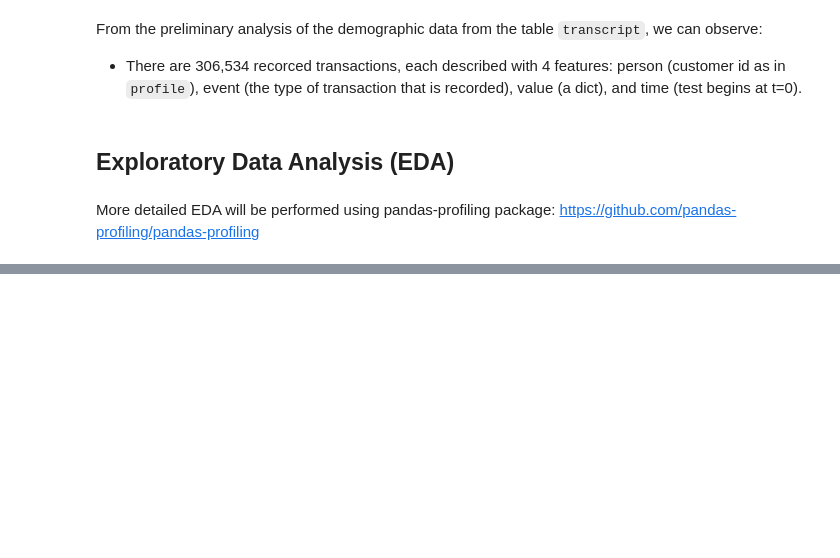
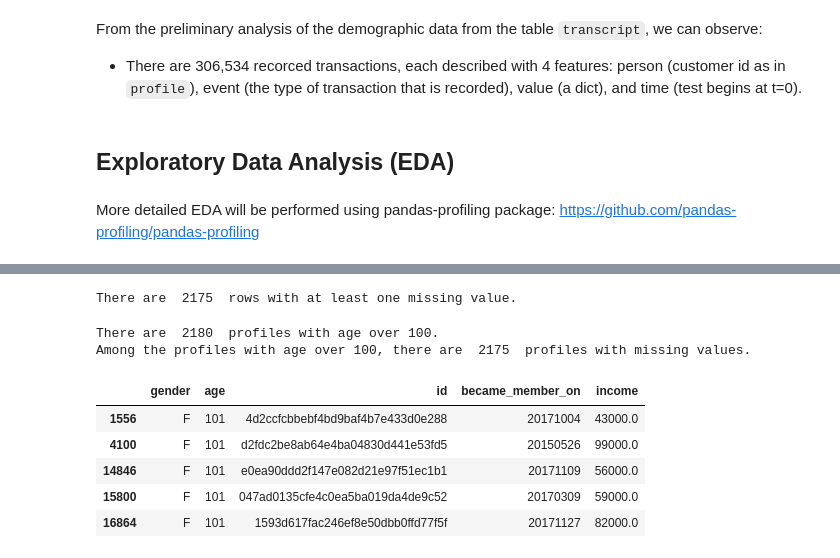
Before and after one commit to dvalps/starbucks-project, a Jupyter notebook: Starbucks_Capstone_notebook.ipynb, the cells around one changed output, grey strips where cells are left out. Cells and saved outputs as stored; diff of their text form; code cells hidden in the pictures; blank space fills up the shorter version.

```diff
--- a/Starbucks_Capstone_notebook.ipynb
+++ b/Starbucks_Capstone_notebook.ipynb
@@ -196,0 +225,22 @@ More detailed EDA will be performed using pandas-profiling package: https://gith
+# %%
+# how many rows have missing valus
+n_missing_profiles = profile.shape[0] - profile.dropna().shape[0]
+print("There are ", n_missing_profiles, " rows with at least one missing value.")
+# %% [output]
+There are  2175  rows with at least one missing value.
+# %%
+profiles_over_100 = profile[profile['age'] > 100]
+print("There are ", profiles_over_100.shape[0], " profiles with age over 100.")
+print("Among the profiles with age over 100, there are ",
+      profiles_over_100.shape[0] - profiles_over_100.dropna().shape[0], " profiles with missing values.")
+
+profiles_over_100.dropna()
+# %% [output]
+There are  2180  profiles with age over 100.
+Among the profiles with age over 100, there are  2175  profiles with missing values.
+|  | gender | age | id | became_member_on | income |
+| 1556 | F | 101 | 4d2ccfcbbebf4bd9baf4b7e433d0e288 | 20171004 | 43000.0 |
+| 4100 | F | 101 | d2fdc2be8ab64e4ba04830d441e53fd5 | 20150526 | 99000.0 |
+| 14846 | F | 101 | e0ea90ddd2f147e082d21e97f51ec1b1 | 20171109 | 56000.0 |
+| 15800 | F | 101 | 047ad0135cfe4c0ea5ba019da4de9c52 | 20170309 | 59000.0 |
+| 16864 | F | 101 | 1593d617fac246ef8e50dbb0ffd77f5f | 20171127 | 82000.0 |
```
Also changed, not shown: parts of 16 cells of this notebook, 3 other files.
